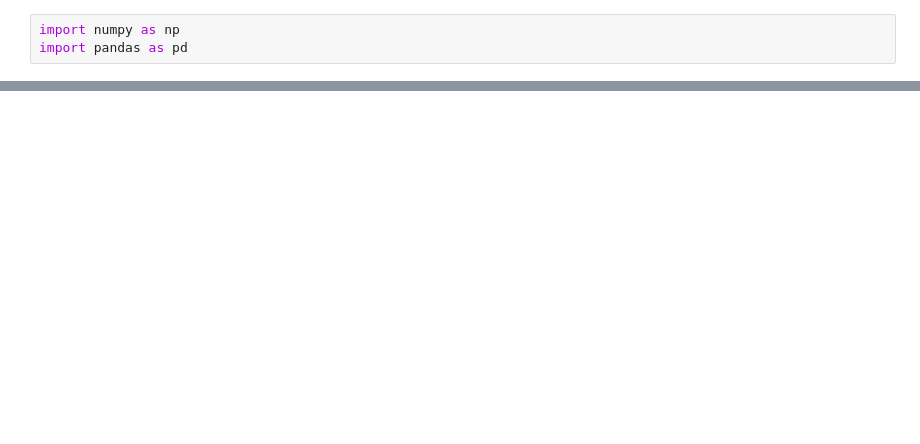
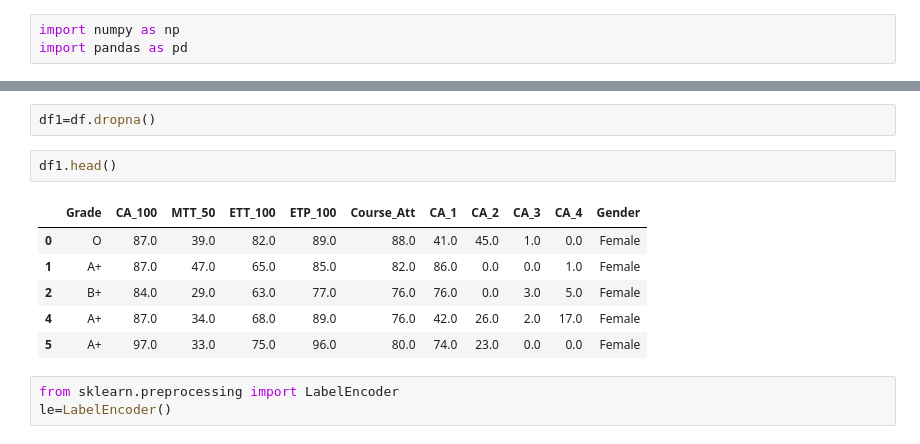
Before and after one commit to shivachandrakante/Classifying-weather-Student-will-Pass-the-Exam-or-Not, a Jupyter notebook: Project Sem 2.ipynb, the cells around one changed output, grey strips where cells are left out. Drawn from its saved outputs; the diff is of its cells as text; blank space fills up the shorter version.

```diff
--- a/Project Sem 2.ipynb
+++ b/Project Sem 2.ipynb
@@ -91,0 +150,14 @@ df.describe()
+# %%
+df1=df.dropna()
+# %%
+df1.head()
+# %% [output]
+|  | Grade | CA_100 | MTT_50 | ETT_100 | ETP_100 | Course_Att | CA_1 | CA_2 | CA_3 | CA_4 | Gender |
+| 0 | O | 87.0 | 39.0 | 82.0 | 89.0 | 88.0 | 41.0 | 45.0 | 1.0 | 0.0 | Female |
+| 1 | A+ | 87.0 | 47.0 | 65.0 | 85.0 | 82.0 | 86.0 | 0.0 | 0.0 | 1.0 | Female |
+| 2 | B+ | 84.0 | 29.0 | 63.0 | 77.0 | 76.0 | 76.0 | 0.0 | 3.0 | 5.0 | Female |
+| 4 | A+ | 87.0 | 34.0 | 68.0 | 89.0 | 76.0 | 42.0 | 26.0 | 2.0 | 17.0 | Female |
+| 5 | A+ | 97.0 | 33.0 | 75.0 | 96.0 | 80.0 | 74.0 | 23.0 | 0.0 | 0.0 | Female |
+# %%
+from sklearn.preprocessing import LabelEncoder
+le=LabelEncoder()
```
Also changed, not shown: parts of 35 cells of this notebook.
